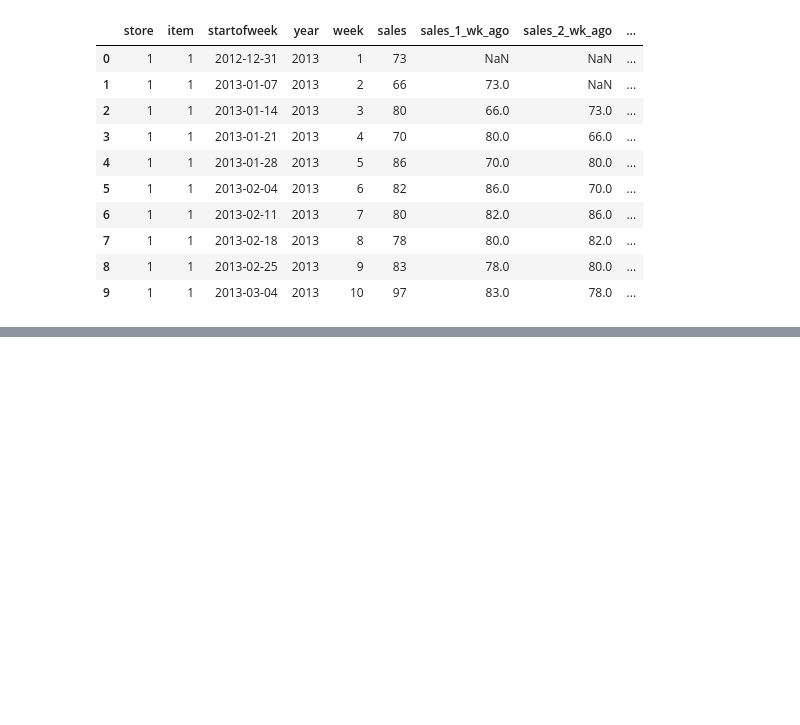
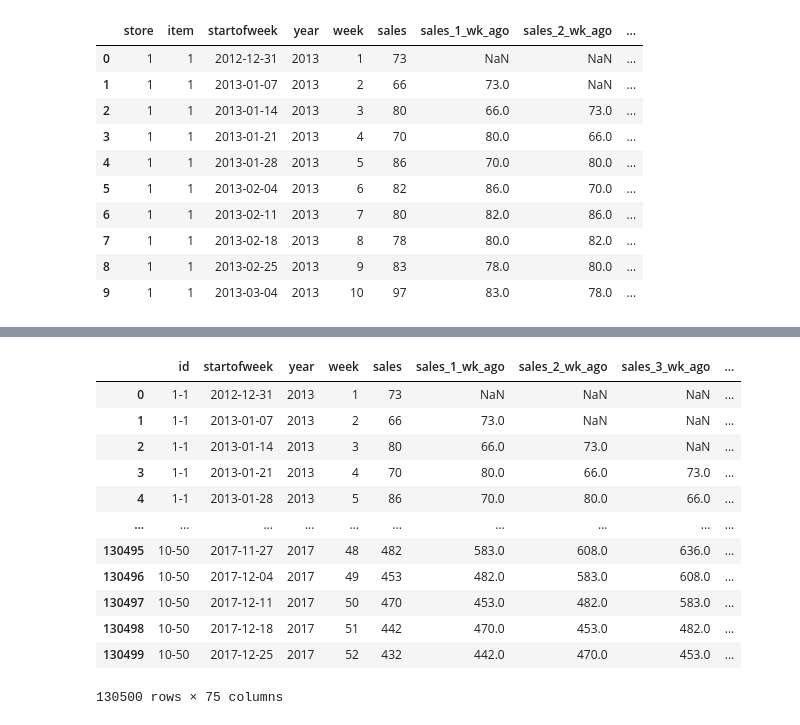
Before and after one commit to L33T-Snack3r/demand-forecasting, a Jupyter notebook: nbs/Model1.ipynb, the cells around one changed output, grey strips where cells are left out. Cells and saved outputs as stored; diff of their text form; code cells hidden in the pictures; blank space fills up the shorter version.

```diff
--- a/nbs/Model1.ipynb
+++ b/nbs/Model1.ipynb
@@ -142,0 +158,3 @@ weekly_sales_with_rolling_stats.head(10)
+# %%
+weekly_sales_dummy_cols = createDummyCols(weekly_sales_with_rolling_stats)
+weekly_sales_dummy_cols.head(10)
@@ -142,0 +174,14 @@ weekly_sales_with_rolling_stats.head(10)
+# %%
+def createSKUID(df, key_cols=['store','item'], id_col_name='id', drop_cols=True):
+    df = df.copy()
+
+    df[id_col_name] = df[key_cols].astype(str).agg('-'.join, axis=1)
+
+    if drop_cols:
+        for col in key_cols:
+            df = df.drop(col, axis=1)
+
+    return df
+# %%
+weekly_sales_with_id_col = createSKUID(weekly_sales_dummy_cols)
+weekly_sales_with_id_col.head(10)
@@ -142,0 +201,23 @@ weekly_sales_with_rolling_stats.head(10)
+# %%
+def reorderColumns(df, col_order=['id', 'startofweek']):
+    df = df.copy()
+
+    new_col_order = col_order + [col for col in df.columns if col not in col_order]
+
+    return df[new_col_order]
+# %%
+reorderColumns(weekly_sales_with_id_col)
+# %% [output]
+|  | id | startofweek | year | week | sales | sales_1_wk_ago | sales_2_wk_ago | sales_3_wk_ago | ... |
+| 0 | 1-1 | 2012-12-31 | 2013 | 1 | 73 | NaN | NaN | NaN | ... |
+| 1 | 1-1 | 2013-01-07 | 2013 | 2 | 66 | 73.0 | NaN | NaN | ... |
+| 2 | 1-1 | 2013-01-14 | 2013 | 3 | 80 | 66.0 | 73.0 | NaN | ... |
+| 3 | 1-1 | 2013-01-21 | 2013 | 4 | 70 | 80.0 | 66.0 | 73.0 | ... |
+| 4 | 1-1 | 2013-01-28 | 2013 | 5 | 86 | 70.0 | 80.0 | 66.0 | ... |
+| ... | ... | ... | ... | ... | ... | ... | ... | ... | ... |
+| 130495 | 10-50 | 2017-11-27 | 2017 | 48 | 482 | 583.0 | 608.0 | 636.0 | ... |
+| 130496 | 10-50 | 2017-12-04 | 2017 | 49 | 453 | 482.0 | 583.0 | 608.0 | ... |
+| 130497 | 10-50 | 2017-12-11 | 2017 | 50 | 470 | 453.0 | 482.0 | 583.0 | ... |
+| 130498 | 10-50 | 2017-12-18 | 2017 | 51 | 442 | 470.0 | 453.0 | 482.0 | ... |
+| 130499 | 10-50 | 2017-12-25 | 2017 | 52 | 432 | 442.0 | 470.0 | 453.0 | ... |
+130500 rows × 75 columns
```
Also changed, not shown: parts of 35 cells of this notebook.
